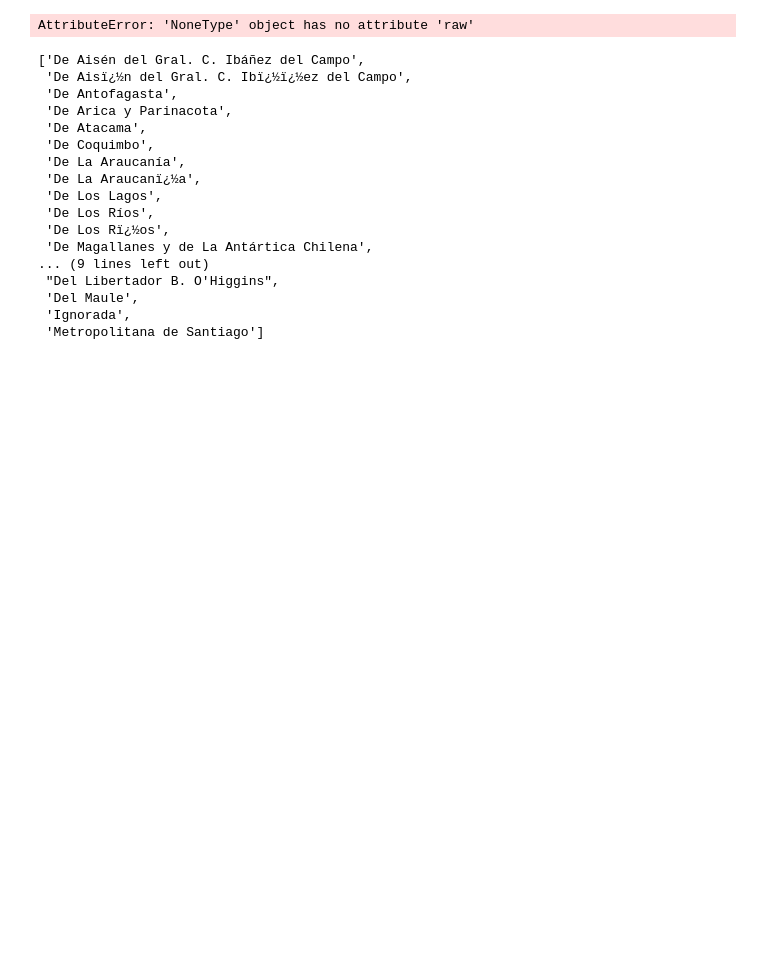
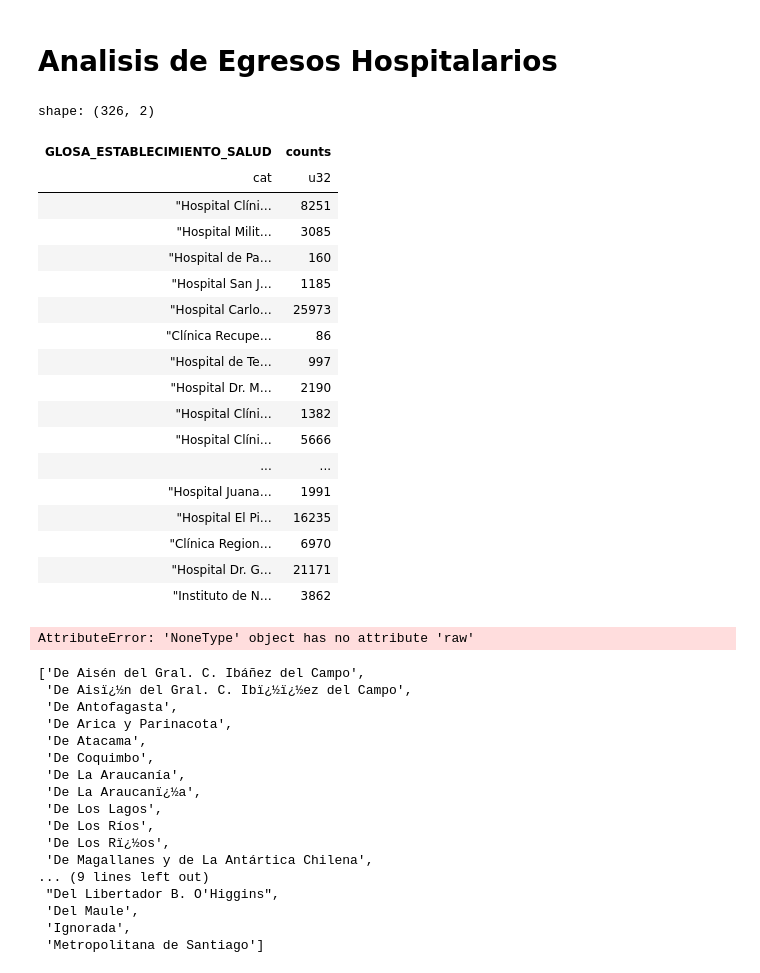
Before and after one commit to JavierRojas14/egresos-hospitalarios, a Jupyter notebook: prueba.ipynb, the cells around one changed output. Saved outputs shown, nothing was run; the diff lists cells and outputs as text; code cells hidden in the pictures; blank space fills up the shorter version.

```diff
--- a/prueba.ipynb
+++ b/prueba.ipynb
@@ -1,3 +1,5 @@
+# %% [markdown]
+# Analisis de Egresos Hospitalarios
 # %%
 import polars as pl
 import glob
@@ -52,7 +59,29 @@ metricas_agregadas = (
       )
 )
 # %%
-df = pl.read_csv('input/utf-8/Egresos_Hospitalarios_2001.csv', dtypes=DICT_VARIABLES, separator=';')
+df = pl.read_csv('input/utf-8/Egresos_Hospitalarios_2014.csv', dtypes=DICT_VARIABLES, separator=';')
+# %%
+df['GLOSA_ESTABLECIMIENTO_SALUD'].value_counts()
+# %% [output]
+shape: (326, 2)
+| GLOSA_ESTABLECIMIENTO_SALUD | counts |
+| cat | u32 |
+| "Hospital Clíni… | 8251 |
+| "Hospital Milit… | 3085 |
+| "Hospital de Pa… | 160 |
+| "Hospital San J… | 1185 |
+| "Hospital Carlo… | 25973 |
+| "Clínica Recupe… | 86 |
+| "Hospital de Te… | 997 |
+| "Hospital Dr. M… | 2190 |
+| "Hospital Clíni… | 1382 |
+| "Hospital Clíni… | 5666 |
+| ... | ... |
+| "Hospital Juana… | 1991 |
+| "Hospital El Pi… | 16235 |
+| "Clínica Region… | 6970 |
+| "Hospital Dr. G… | 21171 |
+| "Instituto de N… | 3862 |
 # %%
 df = df.with_columns([
     pl.col('INTERV_Q').map_dict({2: 0}, default=pl.col('INTERV_Q')).alias('INTERV_Q'),
```
Also changed, not shown: parts of 2 cells of this notebook.
